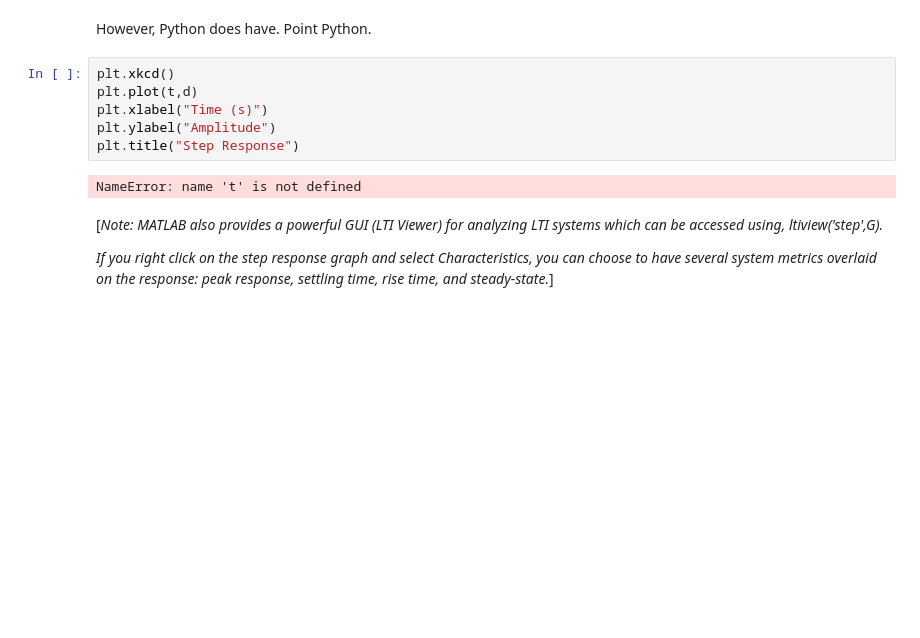
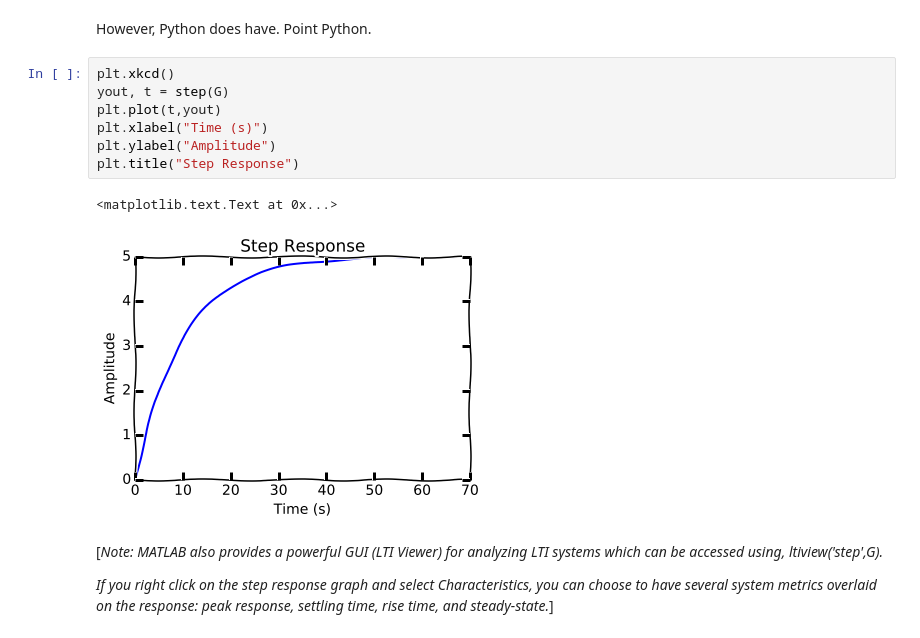
Before and after one commit to all2ham/CTP, a Jupyter notebook: 02. Introduction - System Analysis.ipynb, the cells around one changed output. Drawn from its saved outputs; the diff is of its cells as text; blank space fills up the shorter version.

Commit message:
Fixed xkcd plot

```diff
--- a/02. Introduction - System Analysis.ipynb
+++ b/02. Introduction - System Analysis.ipynb
@@ -151,12 +151,14 @@ plotStep(2*G)
 However, Python does have. Point Python.
 # %%
 plt.xkcd()
-plt.plot(t,d)
+yout, t = step(G)
+plt.plot(t,yout)
 plt.xlabel("Time (s)")
 plt.ylabel("Amplitude")
 plt.title("Step Response")
 # %% [output]
-NameError: name 't' is not defined
+<matplotlib.text.Text at 0x...>
+[figure, added]
 # %% [markdown]
 [*Note: MATLAB also provides a powerful GUI (LTI Viewer) for analyzing LTI systems which can be accessed using, ltiview('step',G).*
 
```
